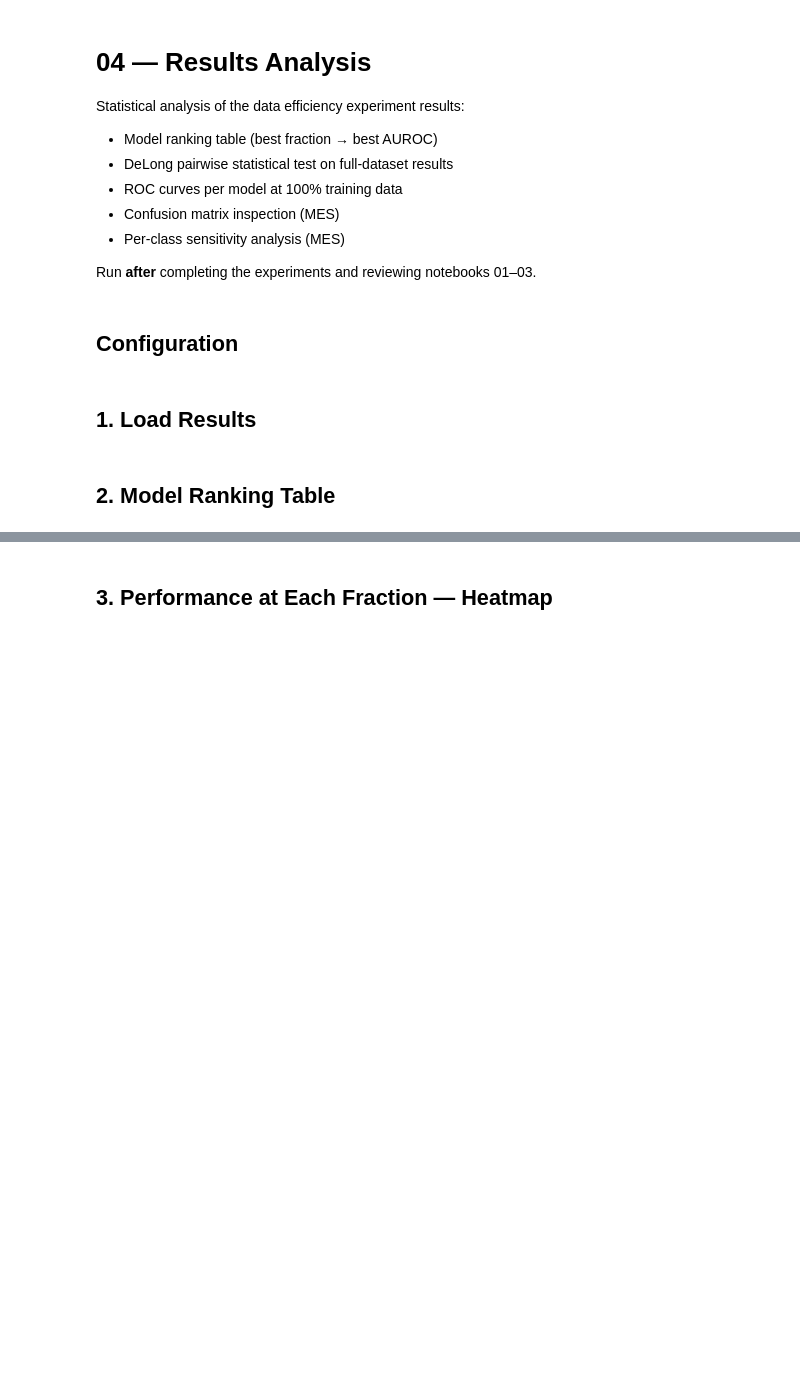
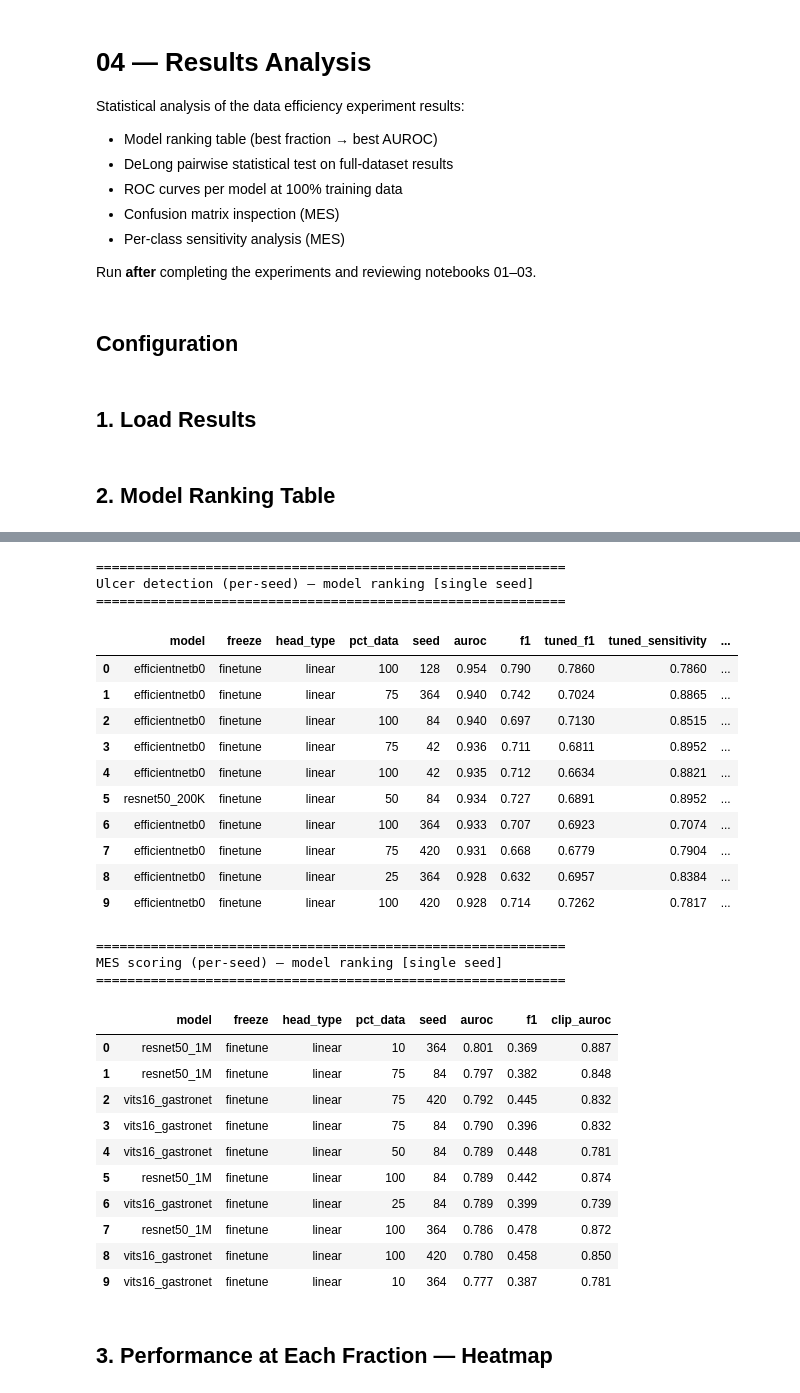
Before and after one commit to Gastroenterology-CRCHUM/data-efficiency-MES-Ulcer, a Jupyter notebook: notebooks/04_results_analysis.ipynb, the cells around one changed output, grey strips where cells are left out. Saved outputs shown, nothing was run; the diff lists cells and outputs as text; code cells hidden in the pictures; blank space fills up the shorter version.

```diff
--- a/notebooks/04_results_analysis.ipynb
+++ b/notebooks/04_results_analysis.ipynb
@@ -107,3 +112,35 @@ MES scoring — model ranking (best fraction)  [values = mean over seeds]
+# %%
+ranking_table(raw_ulcer, "Ulcer detection (per-seed)", metric="auroc")
+ranking_table(raw_mes,   "MES scoring (per-seed)", metric="auroc")
+# %% [output]
+============================================================
+Ulcer detection (per-seed) — model ranking [single seed]
+============================================================
+|  | model | freeze | head_type | pct_data | seed | auroc | f1 | tuned_f1 | tuned_sensitivity | ... |
+| 0 | efficientnetb0 | finetune | linear | 100 | 128 | 0.954 | 0.790 | 0.7860 | 0.7860 | ... |
+| 1 | efficientnetb0 | finetune | linear | 75 | 364 | 0.940 | 0.742 | 0.7024 | 0.8865 | ... |
+| 2 | efficientnetb0 | finetune | linear | 100 | 84 | 0.940 | 0.697 | 0.7130 | 0.8515 | ... |
+| 3 | efficientnetb0 | finetune | linear | 75 | 42 | 0.936 | 0.711 | 0.6811 | 0.8952 | ... |
+| 4 | efficientnetb0 | finetune | linear | 100 | 42 | 0.935 | 0.712 | 0.6634 | 0.8821 | ... |
+| 5 | resnet50_200K | finetune | linear | 50 | 84 | 0.934 | 0.727 | 0.6891 | 0.8952 | ... |
+| 6 | efficientnetb0 | finetune | linear | 100 | 364 | 0.933 | 0.707 | 0.6923 | 0.7074 | ... |
+| 7 | efficientnetb0 | finetune | linear | 75 | 420 | 0.931 | 0.668 | 0.6779 | 0.7904 | ... |
+| 8 | efficientnetb0 | finetune | linear | 25 | 364 | 0.928 | 0.632 | 0.6957 | 0.8384 | ... |
+| 9 | efficientnetb0 | finetune | linear | 100 | 420 | 0.928 | 0.714 | 0.7262 | 0.7817 | ... |
+============================================================
+MES scoring (per-seed) — model ranking [single seed]
+============================================================
+|  | model | freeze | head_type | pct_data | seed | auroc | f1 | clip_auroc |
+| 0 | resnet50_1M | finetune | linear | 10 | 364 | 0.801 | 0.369 | 0.887 |
+| 1 | resnet50_1M | finetune | linear | 75 | 84 | 0.797 | 0.382 | 0.848 |
+| 2 | vits16_gastronet | finetune | linear | 75 | 420 | 0.792 | 0.445 | 0.832 |
+| 3 | vits16_gastronet | finetune | linear | 75 | 84 | 0.790 | 0.396 | 0.832 |
+| 4 | vits16_gastronet | finetune | linear | 50 | 84 | 0.789 | 0.448 | 0.781 |
+| 5 | resnet50_1M | finetune | linear | 100 | 84 | 0.789 | 0.442 | 0.874 |
+| 6 | vits16_gastronet | finetune | linear | 25 | 84 | 0.789 | 0.399 | 0.739 |
+| 7 | resnet50_1M | finetune | linear | 100 | 364 | 0.786 | 0.478 | 0.872 |
+| 8 | vits16_gastronet | finetune | linear | 100 | 420 | 0.780 | 0.458 | 0.850 |
+| 9 | vits16_gastronet | finetune | linear | 10 | 364 | 0.777 | 0.387 | 0.781 |
 # %% [markdown]
 ## 3. Performance at Each Fraction — Heatmap
 # %%
```
Also changed, not shown: parts of 6 cells of this notebook, 5 other files.
